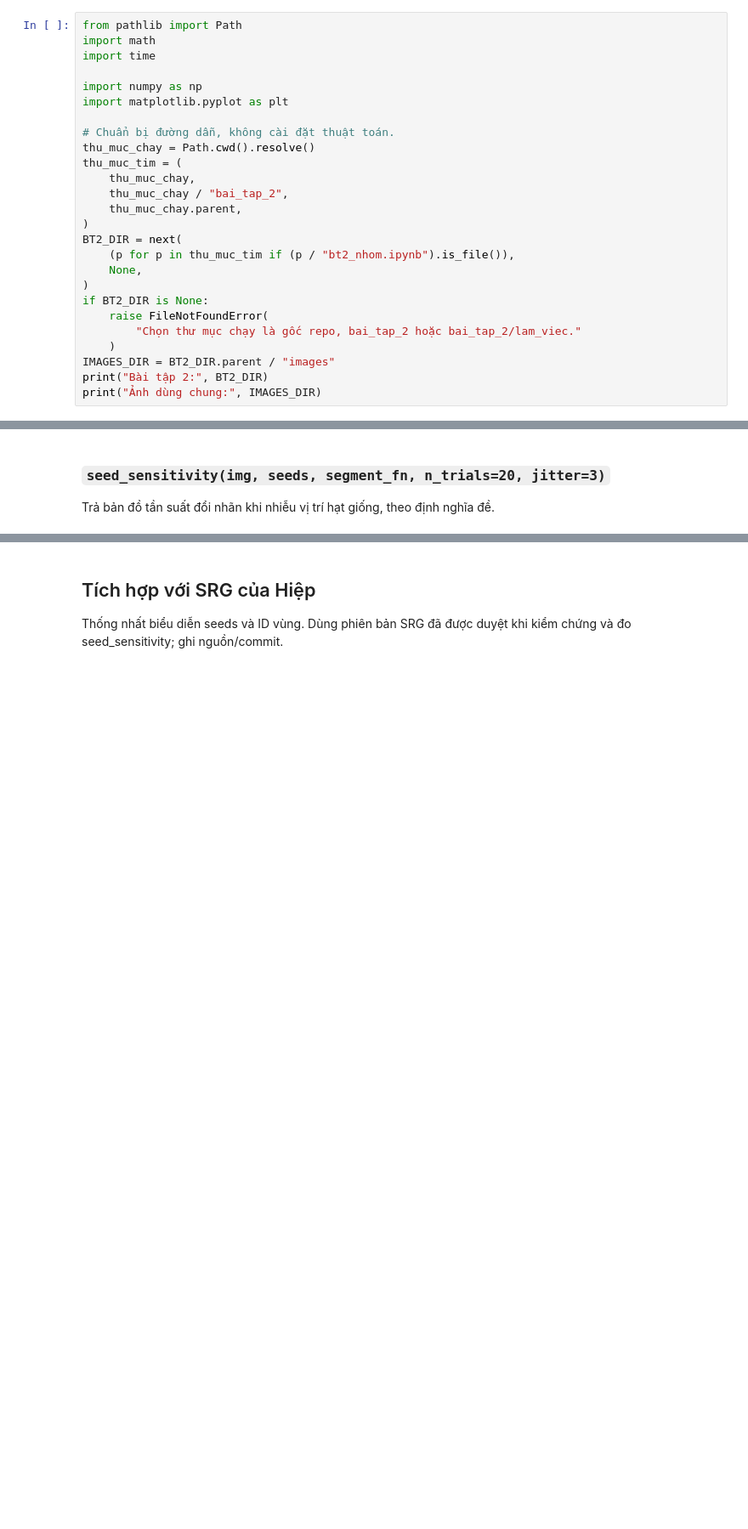
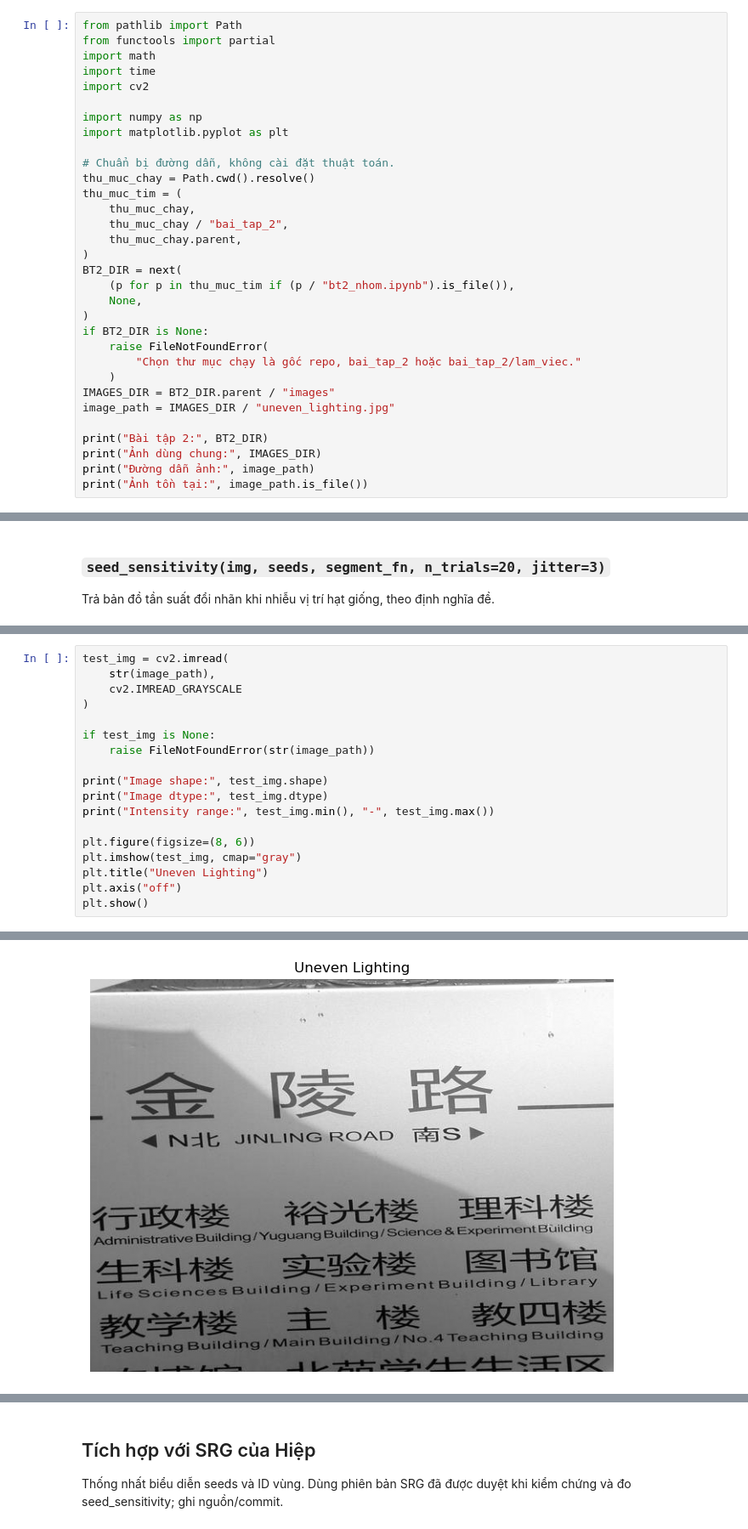
Before and after one commit to NguyenTanHiep07/xla-121036, a Jupyter notebook: bai_tap_2/lam_viec/bt2_sen.ipynb, the cells around one changed output, grey strips where cells are left out. Shown at 85% size. Cells and saved outputs as stored; diff of their text form; blank space fills up the shorter version.

```diff
--- a/bai_tap_2/lam_viec/bt2_sen.ipynb
+++ b/bai_tap_2/lam_viec/bt2_sen.ipynb
@@ -20,8 +20,10 @@ Cell bên dưới do Codex tạo để import thư viện và xác định đư
 > giờ bạn tạo cái sườn giúp tôi [https://github.com/NguyenTanHiep07/xla-121036](https://github.com/NguyenTanHiep07/xla-121036) làm tiếp trong này cho dễ nha tạo mấy thư mục mấy cũ ko liên quan á bỏ qua
 # %%
 from pathlib import Path
+from functools import partial
 import math
 import time
+import cv2
 
 import numpy as np
 import matplotlib.pyplot as plt
@@ -42,5 +44,9 @@ if BT2_DIR is None:
         "Chọn thư mục chạy là gốc repo, bai_tap_2 hoặc bai_tap_2/lam_viec."
     )
 IMAGES_DIR = BT2_DIR.parent / "images"
+image_path = IMAGES_DIR / "uneven_lighting.jpg"
+
 print("Bài tập 2:", BT2_DIR)
 print("Ảnh dùng chung:", IMAGES_DIR)
+print("Đường dẫn ảnh:", image_path)
+print("Ảnh tồn tại:", image_path.is_file())
@@ -58,0 +241,19 @@ Trả bản đồ tần suất đổi nhãn khi nhiễu vị trí hạt giống,
+# %%
+test_img = cv2.imread(
+    str(image_path),
+    cv2.IMREAD_GRAYSCALE
+)
+
+if test_img is None:
+    raise FileNotFoundError(str(image_path))
+
+print("Image shape:", test_img.shape)
+print("Image dtype:", test_img.dtype)
+print("Intensity range:", test_img.min(), "-", test_img.max())
+
+plt.figure(figsize=(8, 6))
+plt.imshow(test_img, cmap="gray")
+plt.title("Uneven Lighting")
+plt.axis("off")
+plt.show()
+# %% [output]
@@ -58,0 +263 @@ Trả bản đồ tần suất đổi nhãn khi nhiễu vị trí hạt giống,
+[figure, added]
```
Also changed, not shown: parts of 10 cells of this notebook.
